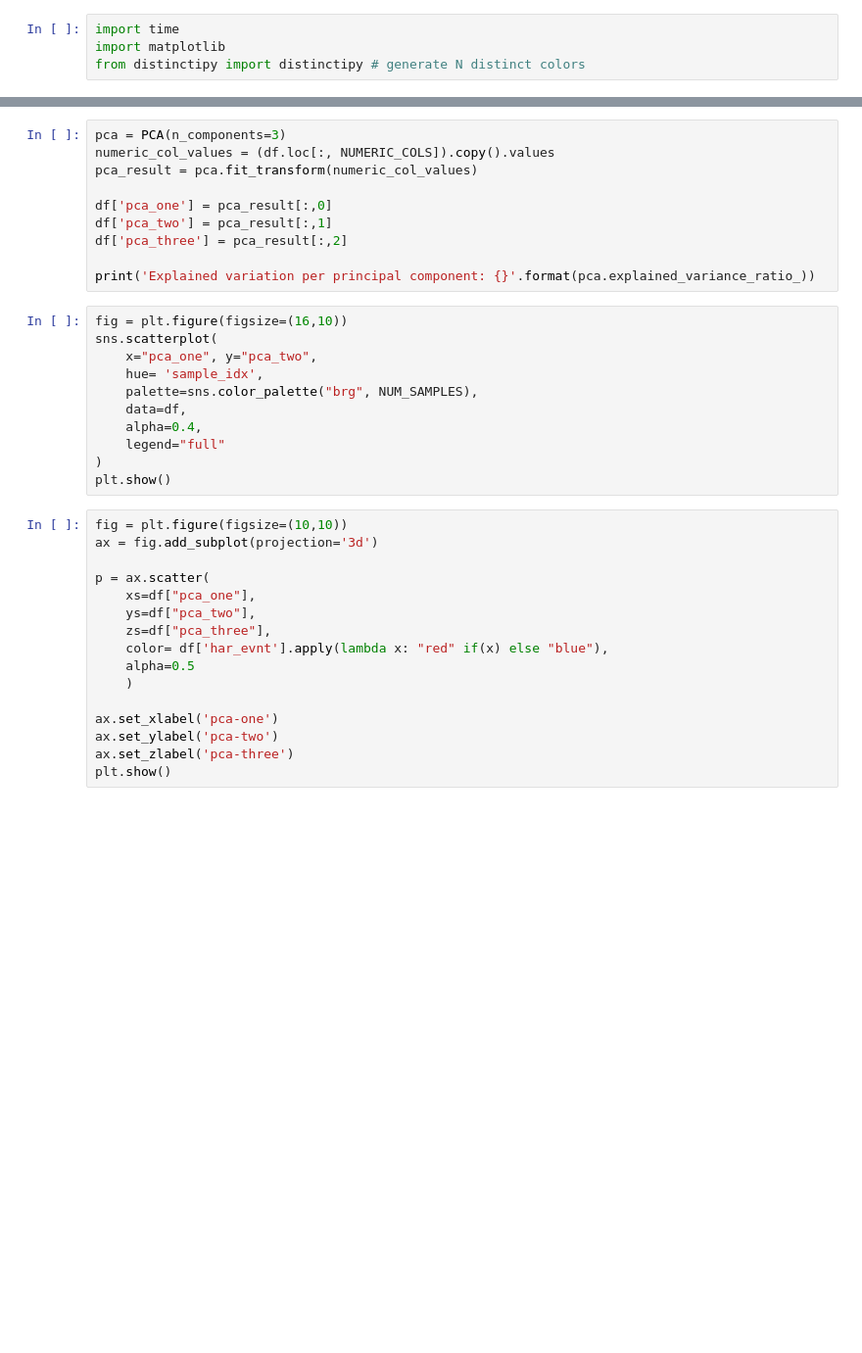
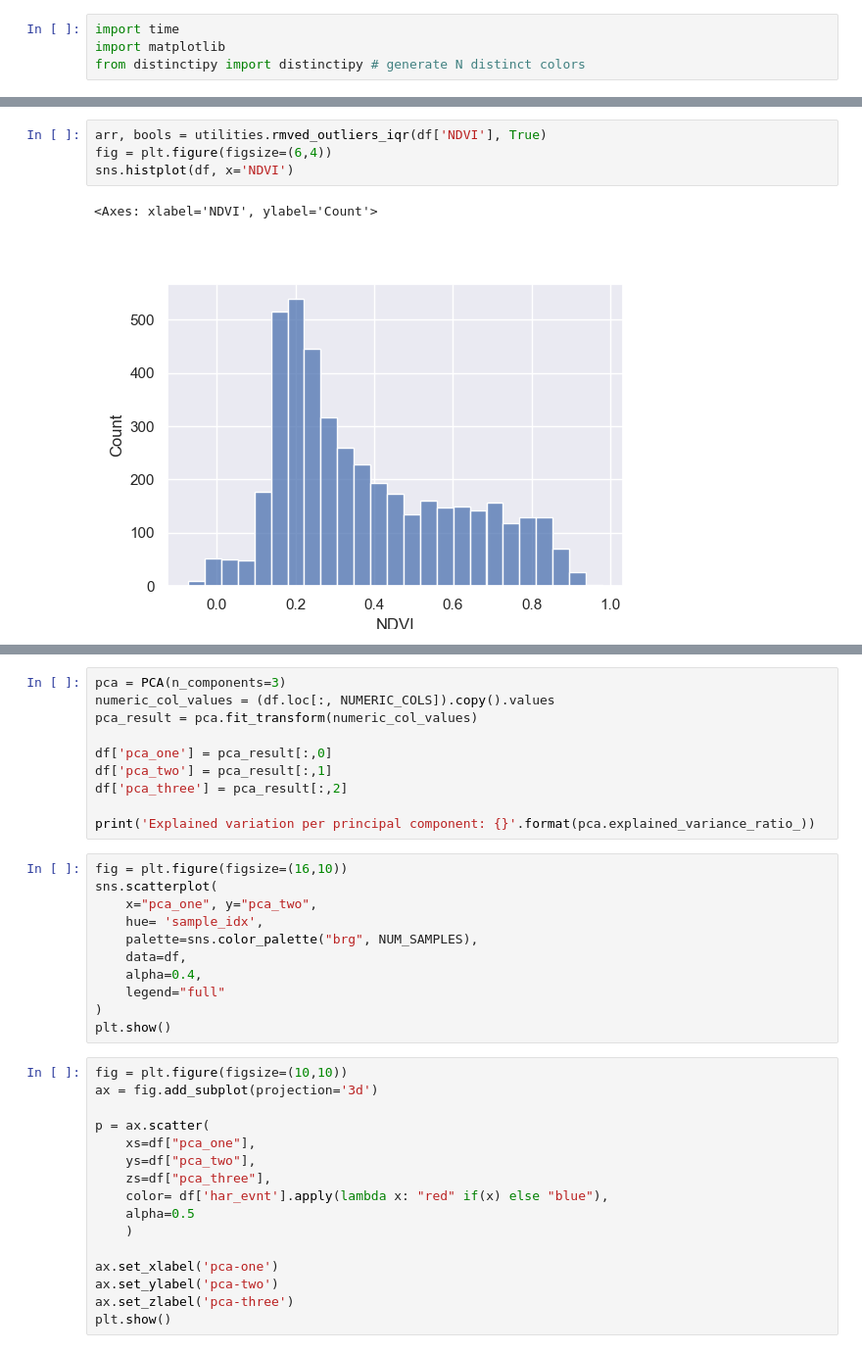
Before and after one commit to ta0a2000t/NASA_Harvest_repo, a Jupyter notebook: Harvest_Event_Detec/harvest_event_detec/learning_about_data.ipynb, the cells around one changed output, grey strips where cells are left out. Shown at 98% size. Drawn from its saved outputs; the diff is of its cells as text; blank space fills up the shorter version.

```diff
--- a/Harvest_Event_Detec/harvest_event_detec/learning_about_data.ipynb
+++ b/Harvest_Event_Detec/harvest_event_detec/learning_about_data.ipynb
@@ -48,0 +293,7 @@ sns.boxplot(data=stretch_numeric_df, x="value", y="class", hue="har_evnt")
+# %%
+arr, bools = utilities.rmved_outliers_iqr(df['NDVI'], True)
+fig = plt.figure(figsize=(6,4))
+sns.histplot(df, x='NDVI')
+# %% [output]
+<Axes: xlabel='NDVI', ylabel='Count'>
+[figure, added]
```
Also changed, not shown: parts of 26 cells of this notebook, 13 other files.
